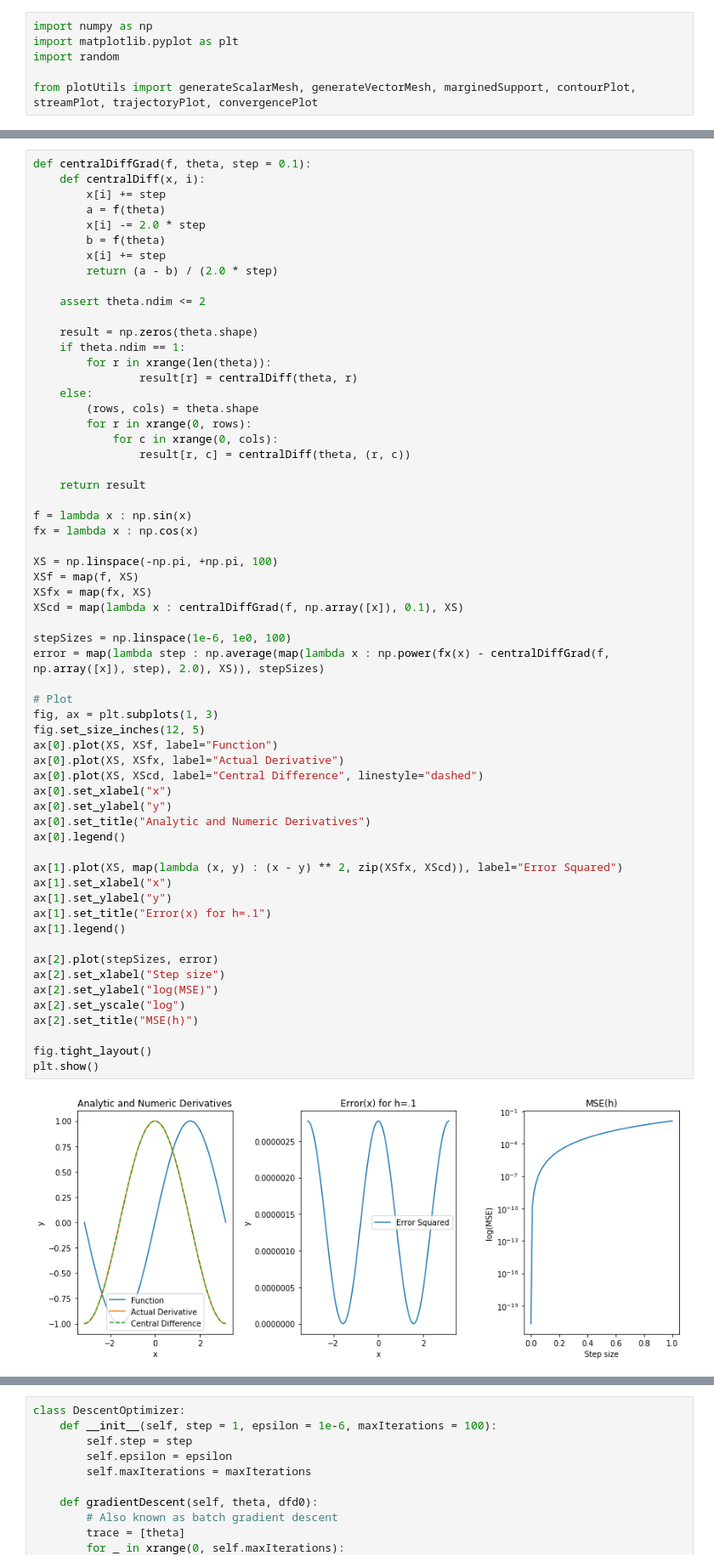
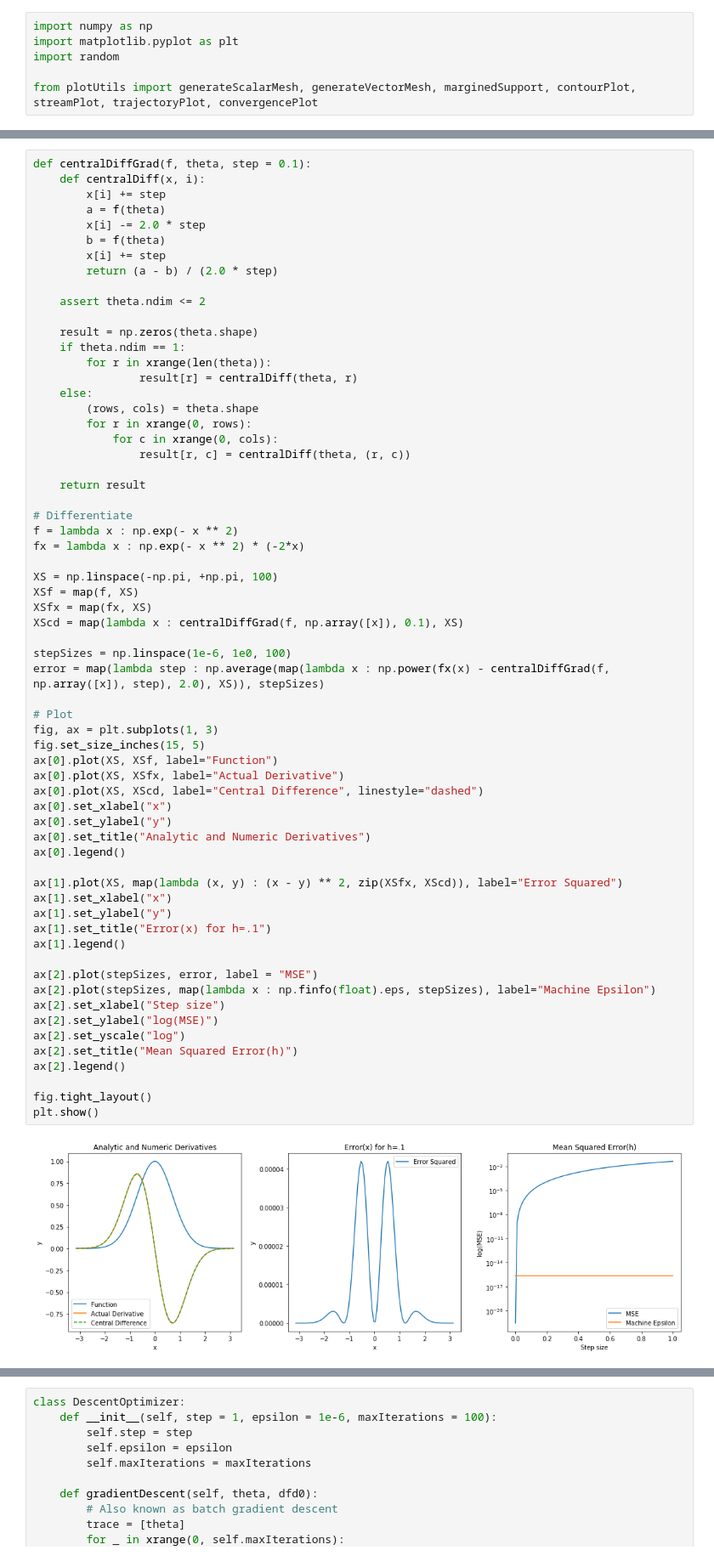
Before and after one commit to lewellen/dl-notes, a Jupyter notebook: first-principles.ipynb, the cells around one changed output, grey strips where cells are left out. Shown: that part at 85% size. Saved outputs shown, nothing was run; the diff lists cells and outputs as text.

```diff
--- a/first-principles.ipynb
+++ b/first-principles.ipynb
@@ -42,44 +54,47 @@ def centralDiffGrad(f, theta, step = 0.1):
 
     return result
 
-f = lambda x : np.sin(x)
-fx = lambda x : np.cos(x)
+# Differentiate
+f = lambda x : np.exp(- x ** 2)
+fx = lambda x : np.exp(- x ** 2) * (-2*x)
 
 XS = np.linspace(-np.pi, +np.pi, 100)
 XSf = map(f, XS)
 XSfx = map(fx, XS)
 XScd = map(lambda x : centralDiffGrad(f, np.array([x]), 0.1), XS)
 
 stepSizes = np.linspace(1e-6, 1e0, 100)
 error = map(lambda step : np.average(map(lambda x : np.power(fx(x) - centralDiffGrad(f, np.array([x]), step), 2.0), XS)), stepSizes)
 
 # Plot
 fig, ax = plt.subplots(1, 3)
-fig.set_size_inches(12, 5)
+fig.set_size_inches(15, 5)
 ax[0].plot(XS, XSf, label="Function")
 ax[0].plot(XS, XSfx, label="Actual Derivative")
 ax[0].plot(XS, XScd, label="Central Difference", linestyle="dashed")
 ax[0].set_xlabel("x")
 ax[0].set_ylabel("y")
 ax[0].set_title("Analytic and Numeric Derivatives")
 ax[0].legend()
 
 ax[1].plot(XS, map(lambda (x, y) : (x - y) ** 2, zip(XSfx, XScd)), label="Error Squared")
 ax[1].set_xlabel("x")
 ax[1].set_ylabel("y")
 ax[1].set_title("Error(x) for h=.1")
 ax[1].legend()
 
-ax[2].plot(stepSizes, error)
+ax[2].plot(stepSizes, error, label = "MSE")
+ax[2].plot(stepSizes, map(lambda x : np.finfo(float).eps, stepSizes), label="Machine Epsilon")
 ax[2].set_xlabel("Step size")
 ax[2].set_ylabel("log(MSE)")
 ax[2].set_yscale("log")
-ax[2].set_title("MSE(h)")
+ax[2].set_title("Mean Squared Error(h)")
+ax[2].legend()
 
 fig.tight_layout()
 plt.show()
 # %% [output]
-[figure, old version]
+[figure, new version]
 # %% [markdown]
 ## Optimization
 
```
Also changed, not shown: parts of 13 cells of this notebook, 1 other file.
